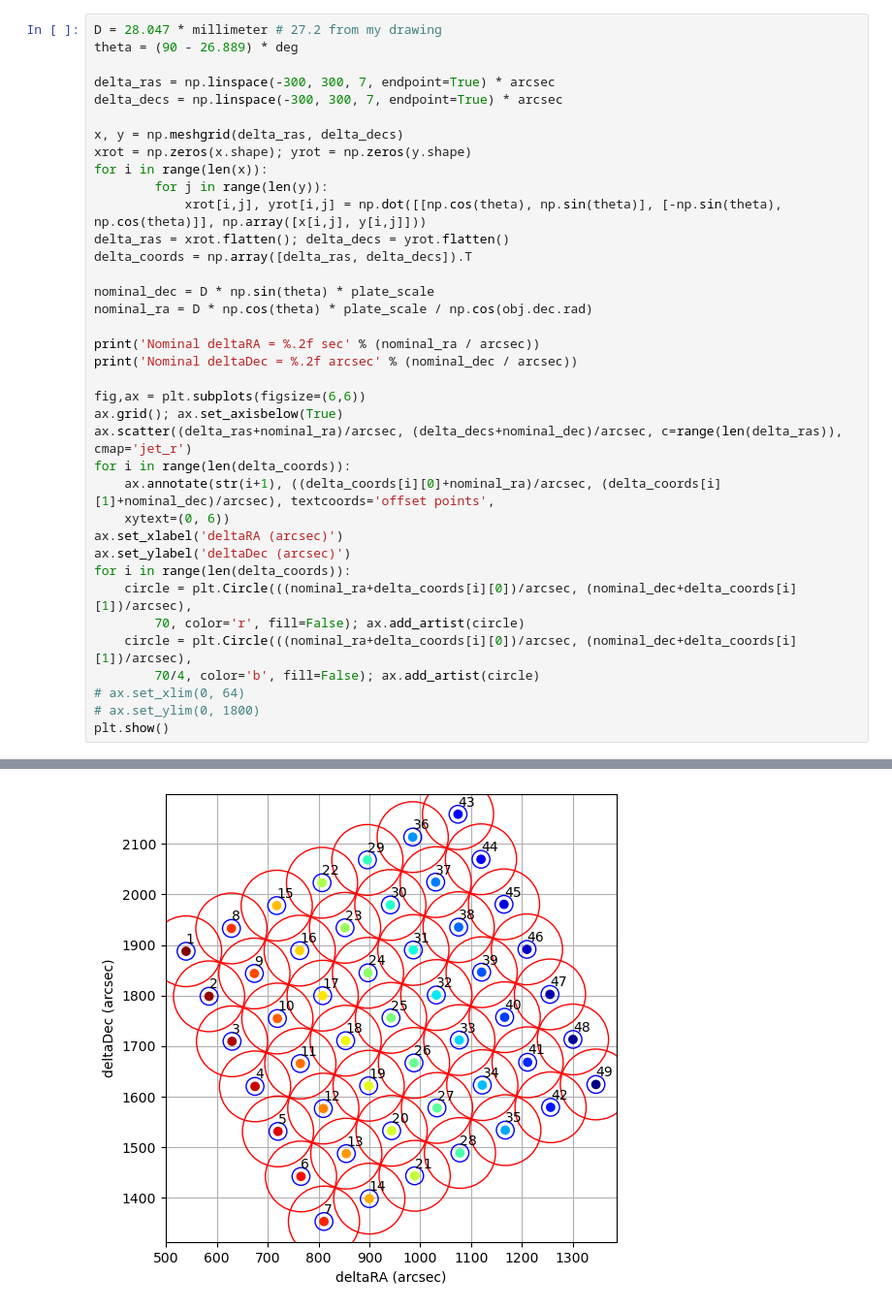
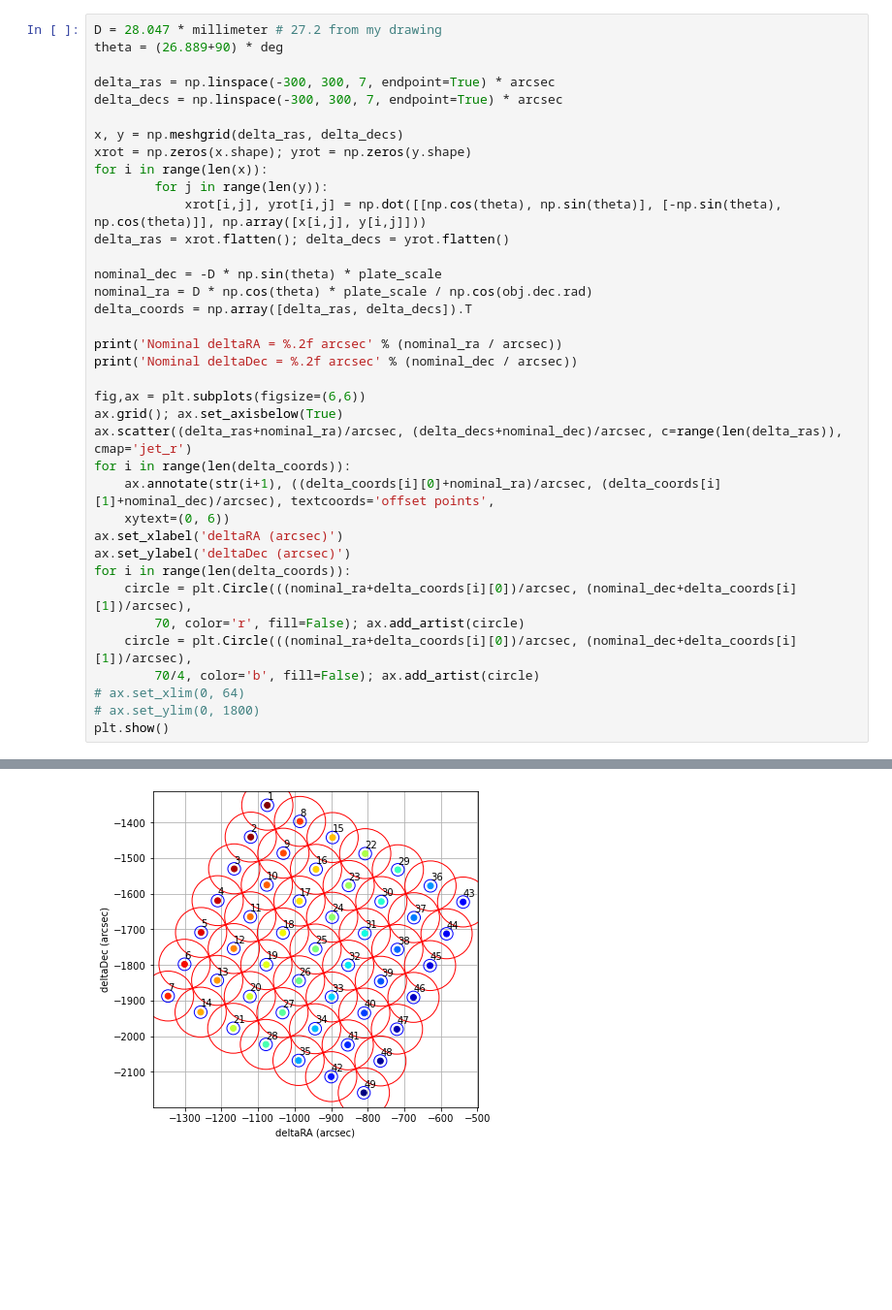
Before and after one commit to macro-consortium/pyscope, a Jupyter notebook: operations/bin/fiber_search.ipynb, the cells around one changed output, grey strips where cells are left out. Shown: that part at 97% size. Drawn from its saved outputs; the diff is of its cells as text; blank space fills up the shorter version.

```diff
--- a/operations/bin/fiber_search.ipynb
+++ b/operations/bin/fiber_search.ipynb
@@ -36,6 +39,6 @@ telescope.SyncToCoordinates(obj.ra.hour, obj.dec.deg)
 # %%
 D = 28.047 * millimeter # 27.2 from my drawing
-theta = (90 - 26.889) * deg
+theta = (26.889+90) * deg
 
 delta_ras = np.linspace(-300, 300, 7, endpoint=True) * arcsec
 delta_decs = np.linspace(-300, 300, 7, endpoint=True) * arcsec
@@ -46,12 +49,12 @@ for i in range(len(x)):
         for j in range(len(y)):
             xrot[i,j], yrot[i,j] = np.dot([[np.cos(theta), np.sin(theta)], [-np.sin(theta), np.cos(theta)]], np.array([x[i,j], y[i,j]]))
 delta_ras = xrot.flatten(); delta_decs = yrot.flatten()
+
+nominal_dec = -D * np.sin(theta) * plate_scale
+nominal_ra = D * np.cos(theta) * plate_scale / np.cos(obj.dec.rad)
 delta_coords = np.array([delta_ras, delta_decs]).T
 
-nominal_dec = D * np.sin(theta) * plate_scale
-nominal_ra = D * np.cos(theta) * plate_scale / np.cos(obj.dec.rad)
-
-print('Nominal deltaRA = %.2f sec' % (nominal_ra / arcsec))
+print('Nominal deltaRA = %.2f arcsec' % (nominal_ra / arcsec))
 print('Nominal deltaDec = %.2f arcsec' % (nominal_dec / arcsec))
 
 fig,ax = plt.subplots(figsize=(6,6))
@@ -76 +79 @@ Nominal deltaDec = 1755.58 arcsec
-[figure, old version]
+[figure, new version]
```
Also changed, not shown: parts of 13 cells of this notebook.
